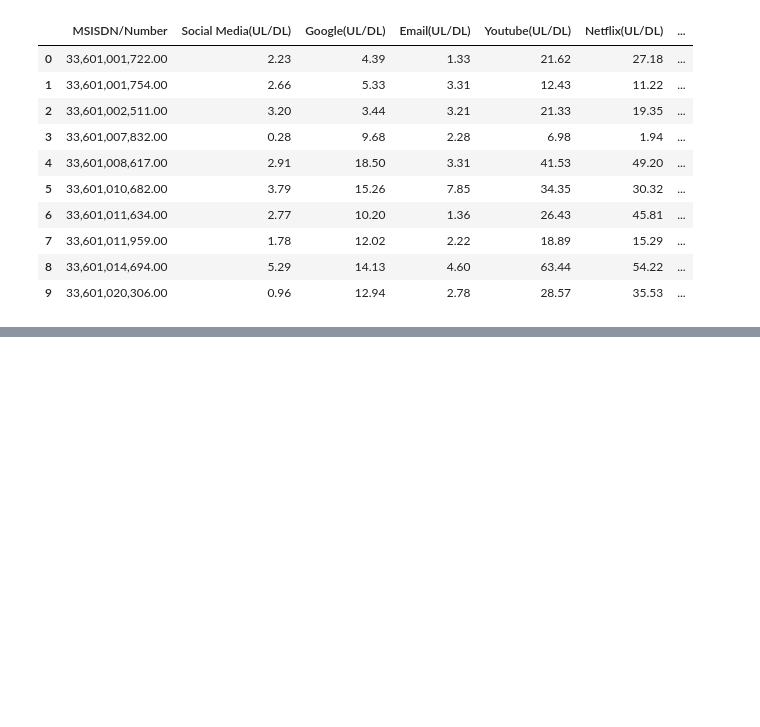
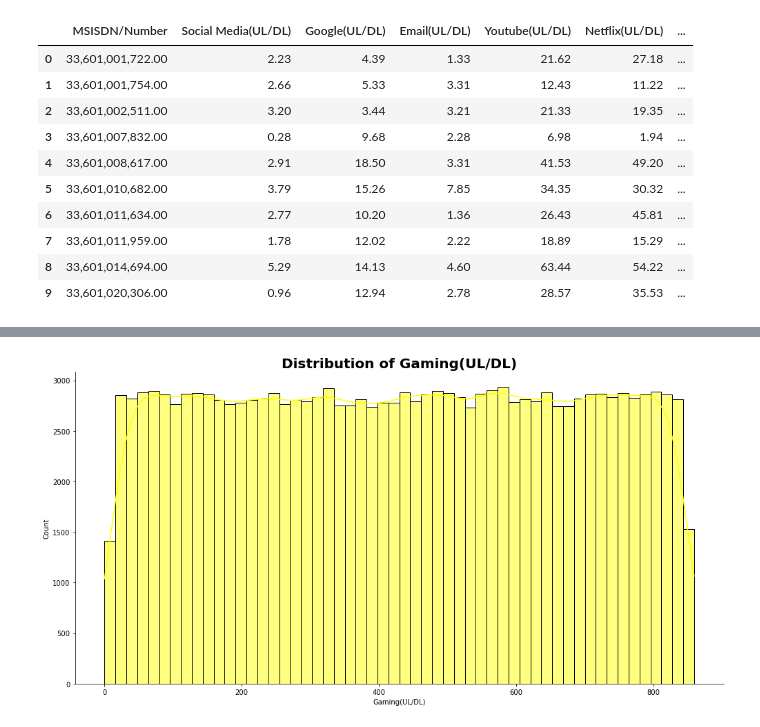
Before and after one commit to sel6/TellCo_Data_Analysis, a Jupyter notebook: notebooks/Data_Explore.ipynb, the cells around one changed output, grey strips where cells are left out. Drawn from its saved outputs; the diff is of its cells as text; code cells hidden in the pictures; blank space fills up the shorter version.

```diff
--- a/notebooks/Data_Explore.ipynb
+++ b/notebooks/Data_Explore.ipynb
@@ -335,0 +479,4 @@ soc_med.head(10)
+# %%
+plot_hist(filled, 'Gaming(UL/DL)', 'yellow')
+# %% [output]
+[figure, added]
```
Also changed, not shown: parts of 15 cells of this notebook.
